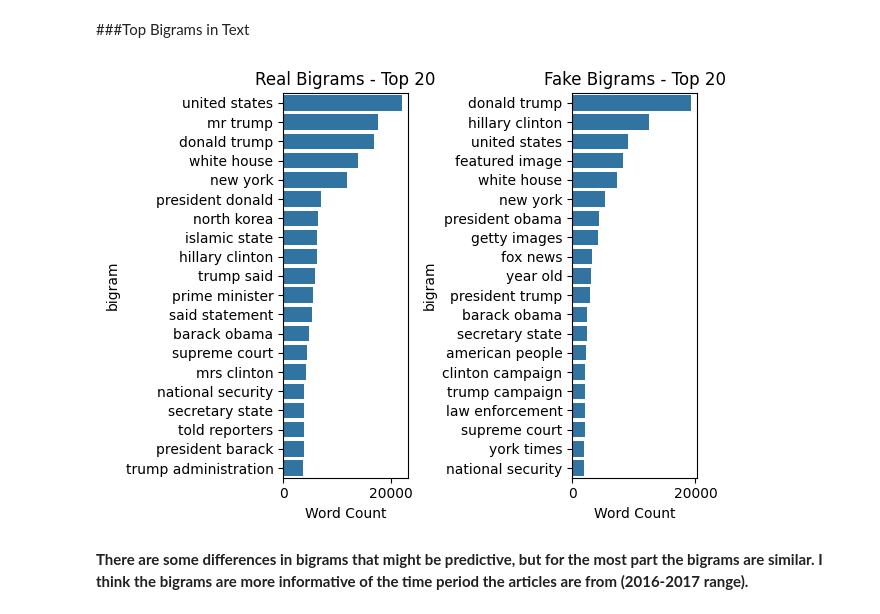
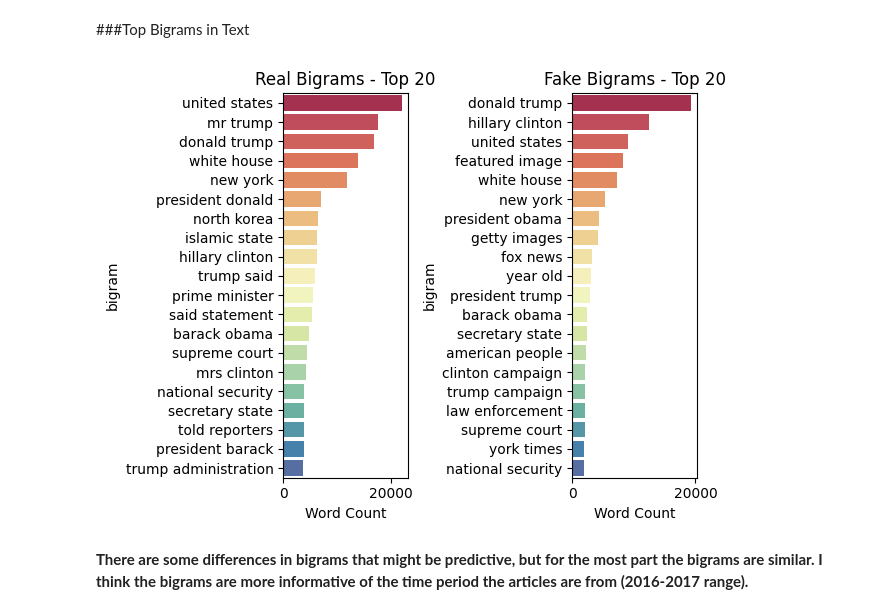
Before and after one commit to desireedisco/MSDS-Machine-Learning-Supervised, a Jupyter notebook: 0_Report.ipynb, the cells around one changed output. Saved outputs shown, nothing was run; the diff lists cells and outputs as text; code cells hidden in the pictures.

```diff
--- a/0_Report.ipynb
+++ b/0_Report.ipynb
@@ -317,16 +317,16 @@ bigrams_freq_fake.sort_values(by='count', ascending=False, inplace=True)
 # %%
 # create barplots of top bigrams
 fig, (ax1, ax2) = plt.subplots(nrows=1, ncols=2)
-sns.barplot(x='count', y='bigram', data=bigrams_freq_real.head(20), ax=ax1)
+sns.barplot(x='count', y='bigram', hue='bigram', palette='Spectral', data=bigrams_freq_real.head(20), ax=ax1)
 ax1.set_title('Real Bigrams - Top 20')
 ax1.set_xlabel('Word Count')
-sns.barplot(x='count', y='bigram', data=bigrams_freq_fake.head(20), ax=ax2)
+sns.barplot(x='count', y='bigram', hue='bigram', palette='Spectral', data=bigrams_freq_fake.head(20), ax=ax2)
 ax2.set_title('Fake Bigrams - Top 20')
 ax2.set_xlabel('Word Count')
 plt.tight_layout()
 plt.show()
 # %% [output]
-[figure, old version]
+[figure, new version]
 # %% [markdown]
 **There are some differences in bigrams that might be predictive, but for the most part the bigrams are similar. I think the bigrams are more informative of the time period the articles are from (2016-2017 range).**
 # %% [markdown]
```
Also changed, not shown: parts of 15 cells of this notebook.
